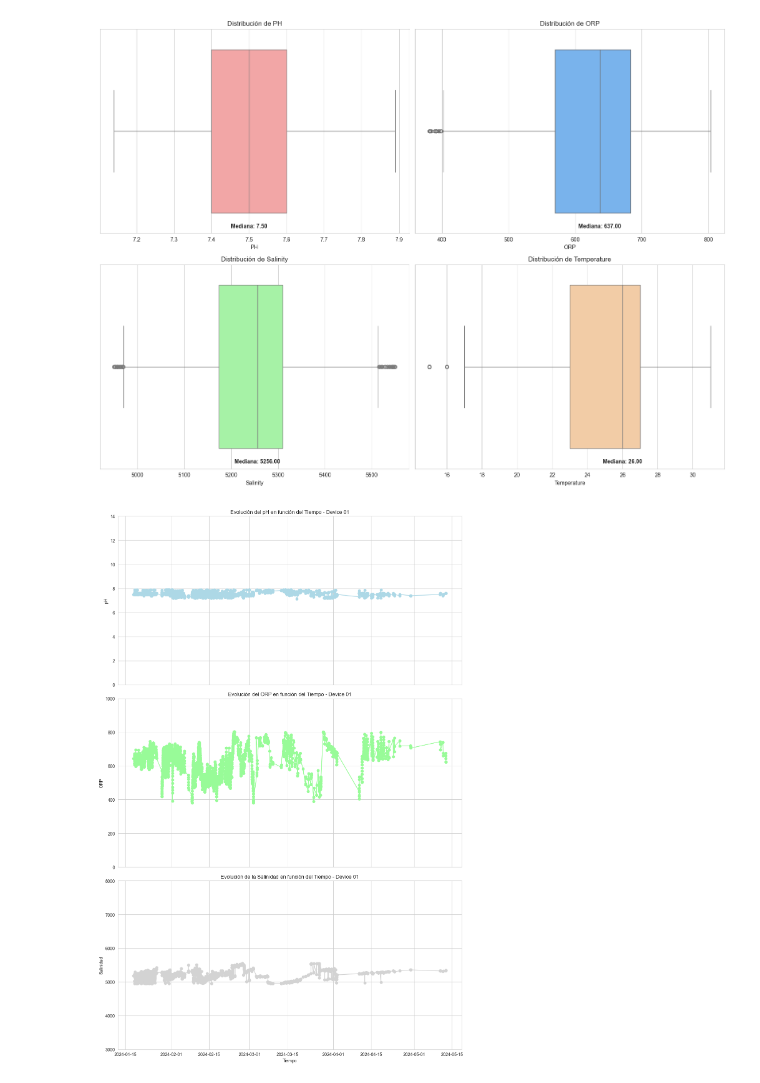
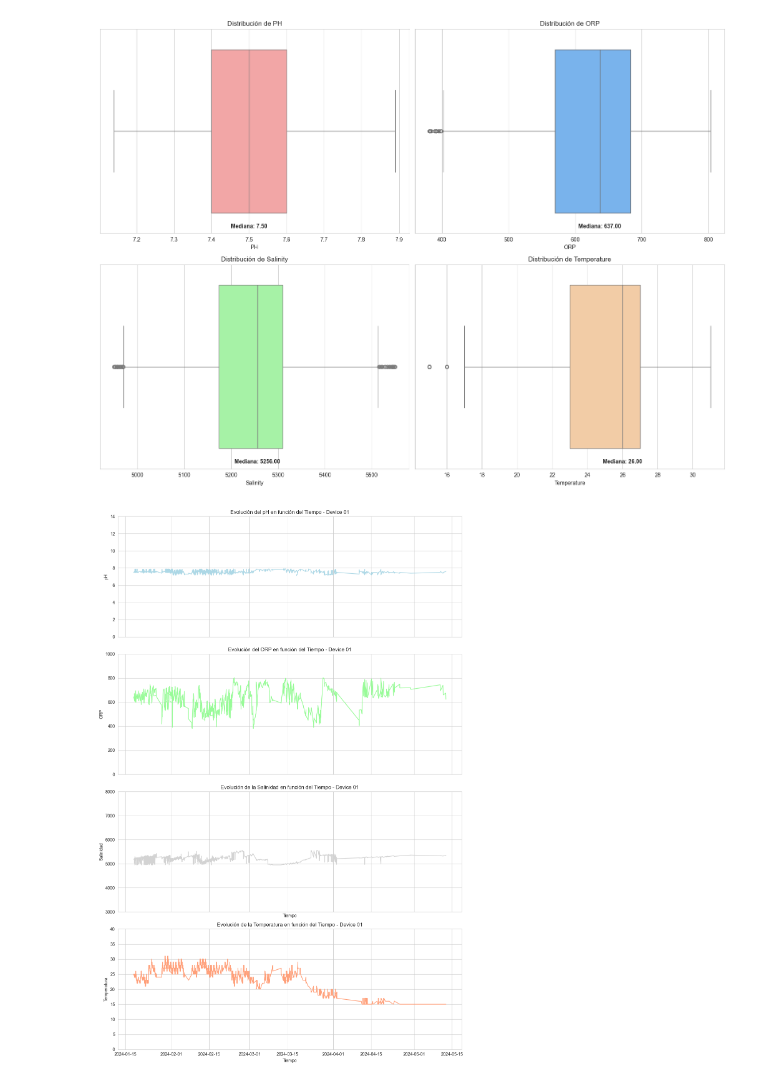
Before and after one commit to Mirilh/TFM_Pool, a Jupyter notebook: Notebook/3_AnalisisData.ipynb, the cells around one changed output. Saved outputs shown, nothing was run; the diff lists cells and outputs as text; code cells hidden in the pictures.

```diff
--- a/Notebook/3_AnalisisData.ipynb
+++ b/Notebook/3_AnalisisData.ipynb
@@ -372,24 +448,17 @@ def outliers(df, columns):
         df_clean = df_clean[(df_clean[column] >= limiteQ1) & (df_clean[column] <= limiteQ3)]
     return df_clean
 
-# Parámetros a analizar
-param = ['PH', 'ORP', 'Salinity', 'Temperature']
+# Llamar outliers
+df_1_clean = outliers(df_device1, parameters)
 
-# Llamar a la función para eliminar outliers
-df_1_clean = outliers(df_device1, param)
-
-# Cuántas filas se eliminaron
 print(f"Filas dataset original del Device 01: {len(df_device1)}")
-print(f"Filas después de eliminar errores y valores fuera de rango: {len(df_device1)-len(df_1_clean) }")  # Aquí debería ser df_device1, no df_1
+print(f"Filas después de eliminar errores y valores fuera de rango: {len(df_device1)-len(df_1_clean) }")
 print(f"Filas después de eliminar outliers: {len(df_1_clean)}")
-
-# Estadísticas descriptivas de los datos limpios
-print("\nEstadísticas descriptivas de los datos limpios:")
-print(df_1_clean[param].describe())
-
-# Porcentaje de datos conservados
 percent_kept = (len(df_1_clean) / len(df_device1)) * 100
 print(f"\nPorcentaje de datos conservados: {percent_kept:.2f}%")
+
+print("\nEstadísticas descriptivas de los datos limpios:")
+print(df_1_clean[parameters].describe())
 # %% [output]
 Filas dataset original del Device 01: 6270
 Filas después de eliminar errores y valores fuera de rango: 1922
@@ -444,34 +510,42 @@ plt.show()
 [figure]
 # %%
 #Subplots
-fig, axes = plt.subplots(3, 1, figsize=(12, 18), sharex=True)
+fig, axes = plt.subplots(4, 1, figsize=(12, 18), sharex=True)
 
-# Graficar pH
-axes[0].plot(df_1_clean['Time'], df_1_clean['PH'], marker='o', linestyle='-', color='#ADD8E6')
+# pH
+axes[0].plot(df_1_clean['Time'], df_1_clean['PH'], linestyle='-', color='#ADD8E6')
 axes[0].set_title('Evolución del pH en función del Tiempo - Device 01')
 axes[0].set_ylim(0, 14)
 axes[0].set_ylabel('pH')
 axes[0].grid(True)
 
-# Graficar ORP
-axes[1].plot(df_1_clean['Time'], df_1_clean['ORP'], marker='o', linestyle='-', color='#98FB98')
+# ORP
+axes[1].plot(df_1_clean['Time'], df_1_clean['ORP'], linestyle='-', color='#98FB98')
 axes[1].set_title('Evolución del ORP en función del Tiempo - Device 01')
 axes[1].set_ylim(0, 1000)
 axes[1].set_ylabel('ORP')
 axes[1].grid(True)
 
-# Graficar Salinity
-axes[2].plot(df_1_clean['Time'], df_1_clean['Salinity'], marker='o', linestyle='-', color='#D3D3D3')
+# Salinidad
+axes[2].plot(df_1_clean['Time'], df_1_clean['Salinity'], linestyle='-', color='#D3D3D3')
 axes[2].set_title('Evolución de la Salinidad en función del Tiempo - Device 01')
 axes[2].set_ylim(3000, 8000)
 axes[2].set_ylabel('Salinidad')
 axes[2].set_xlabel('Tiempo')
 axes[2].grid(True)
 
+# Temperatura
+axes[3].plot(df_1_clean['Time'], df_1_clean['Temperature'], linestyle='-', color='#FFA07A')
+axes[3].set_title('Evolución de la Temperatura en función del Tiempo - Device 01')
+axes[3].set_ylim(0, 40)
+axes[3].set_ylabel('Temperatura')
+axes[3].set_xlabel('Tiempo')
+axes[3].grid(True)
+
 plt.tight_layout()
 plt.show()
 # %% [output]
-[figure, old version]
+[figure, new version]
 # %%
 # Matriz de correlación
 corr_matrix = df_1_clean[['PH', 'ORP', 'Salinity', 'Temperature']].corr()
```
Also changed, not shown: parts of 66 cells of this notebook.
